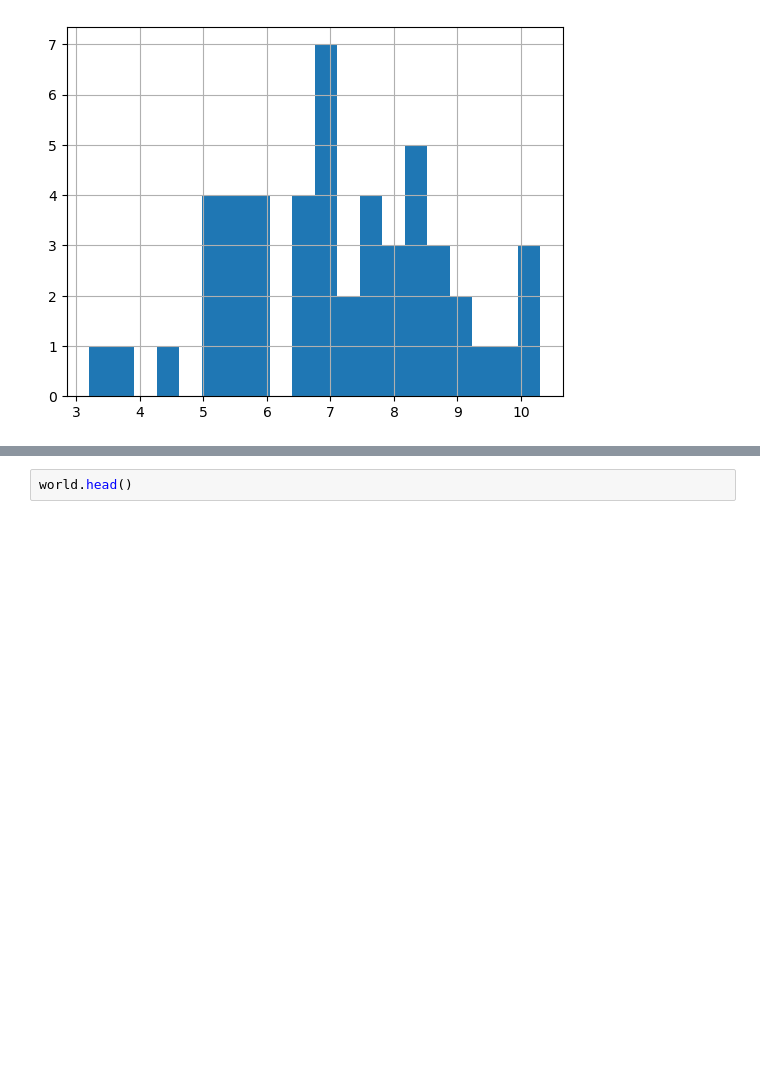
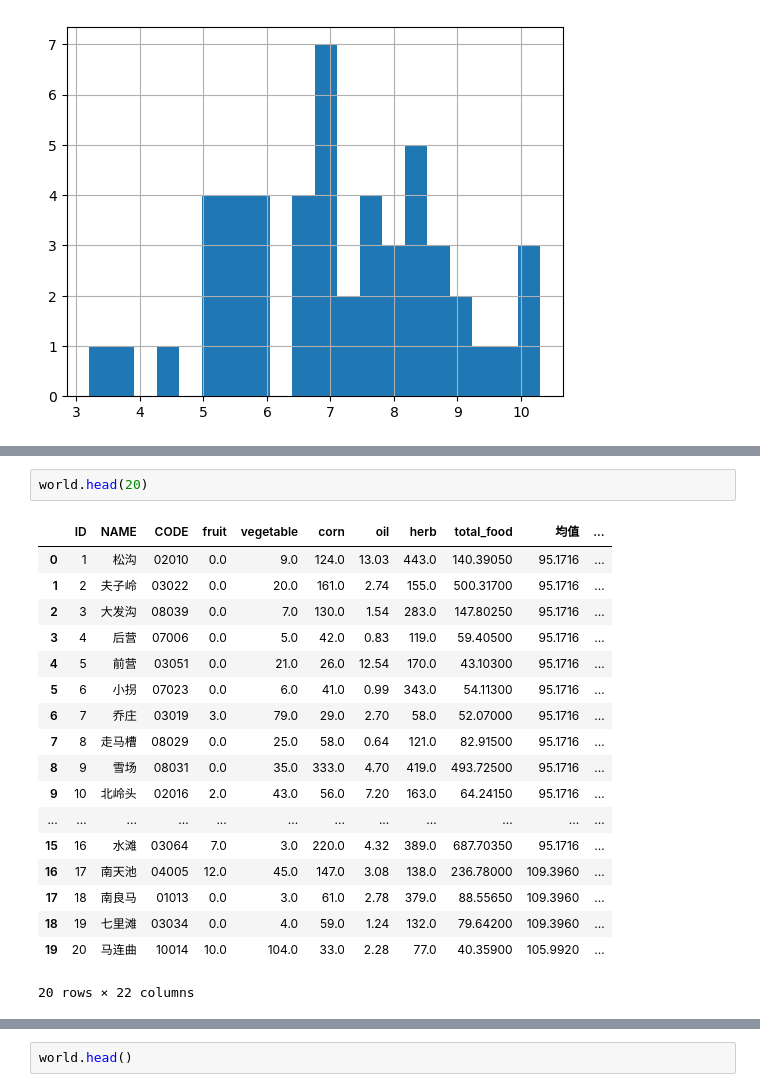
Before and after one commit to Ashes814/LSGI532_Project, a Jupyter notebook: project1/visualMap.ipynb, the cells around one changed output, grey strips where cells are left out. Cells and saved outputs as stored; diff of their text form; blank space fills up the shorter version.

```diff
--- a/project1/visualMap.ipynb
+++ b/project1/visualMap.ipynb
@@ -84 +107,22 @@ state_data["Unemployment"].hist(bins=20)
+# %%
+world.head(20)
+# %% [output]
+|  | ID | NAME | CODE | fruit | vegetable | corn | oil | herb | total_food | 均值 | ... |
+| 0 | 1 | 松沟 | 02010 | 0.0 | 9.0 | 124.0 | 13.03 | 443.0 | 140.39050 | 95.1716 | ... |
+| 1 | 2 | 夫子岭 | 03022 | 0.0 | 20.0 | 161.0 | 2.74 | 155.0 | 500.31700 | 95.1716 | ... |
+| 2 | 3 | 大发沟 | 08039 | 0.0 | 7.0 | 130.0 | 1.54 | 283.0 | 147.80250 | 95.1716 | ... |
+| 3 | 4 | 后营 | 07006 | 0.0 | 5.0 | 42.0 | 0.83 | 119.0 | 59.40500 | 95.1716 | ... |
+| 4 | 5 | 前营 | 03051 | 0.0 | 21.0 | 26.0 | 12.54 | 170.0 | 43.10300 | 95.1716 | ... |
+| 5 | 6 | 小拐 | 07023 | 0.0 | 6.0 | 41.0 | 0.99 | 343.0 | 54.11300 | 95.1716 | ... |
+| 6 | 7 | 乔庄 | 03019 | 3.0 | 79.0 | 29.0 | 2.70 | 58.0 | 52.07000 | 95.1716 | ... |
+| 7 | 8 | 走马槽 | 08029 | 0.0 | 25.0 | 58.0 | 0.64 | 121.0 | 82.91500 | 95.1716 | ... |
+| 8 | 9 | 雪场 | 08031 | 0.0 | 35.0 | 333.0 | 4.70 | 419.0 | 493.72500 | 95.1716 | ... |
+| 9 | 10 | 北岭头 | 02016 | 2.0 | 43.0 | 56.0 | 7.20 | 163.0 | 64.24150 | 95.1716 | ... |
+| ... | ... | ... | ... | ... | ... | ... | ... | ... | ... | ... | ... |
+| 15 | 16 | 水滩 | 03064 | 7.0 | 3.0 | 220.0 | 4.32 | 389.0 | 687.70350 | 95.1716 | ... |
+| 16 | 17 | 南天池 | 04005 | 12.0 | 45.0 | 147.0 | 3.08 | 138.0 | 236.78000 | 109.3960 | ... |
+| 17 | 18 | 南良马 | 01013 | 0.0 | 3.0 | 61.0 | 2.78 | 379.0 | 88.55650 | 109.3960 | ... |
+| 18 | 19 | 七里滩 | 03034 | 0.0 | 4.0 | 59.0 | 1.24 | 132.0 | 79.64200 | 109.3960 | ... |
+| 19 | 20 | 马连曲 | 10014 | 10.0 | 104.0 | 33.0 | 2.28 | 77.0 | 40.35900 | 105.9920 | ... |
+20 rows × 22 columns
 # %%
```
Also changed, not shown: parts of 9 cells of this notebook, 4 other files.
